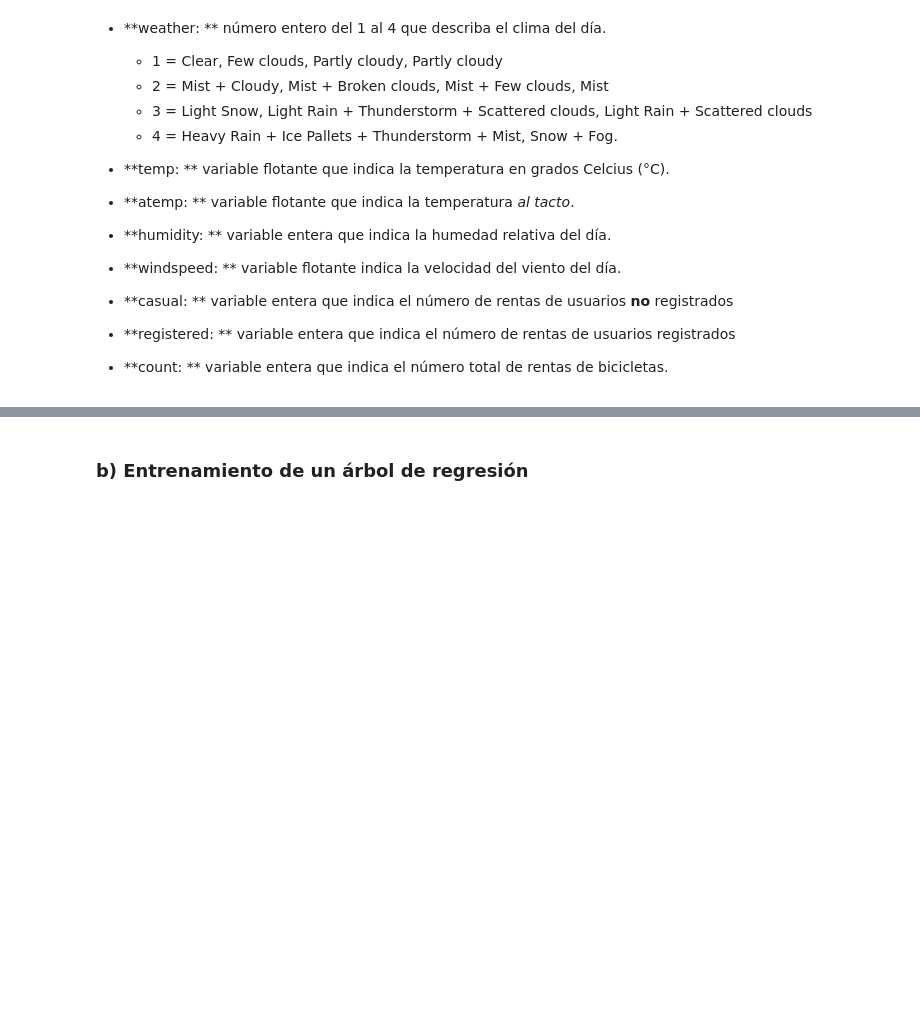
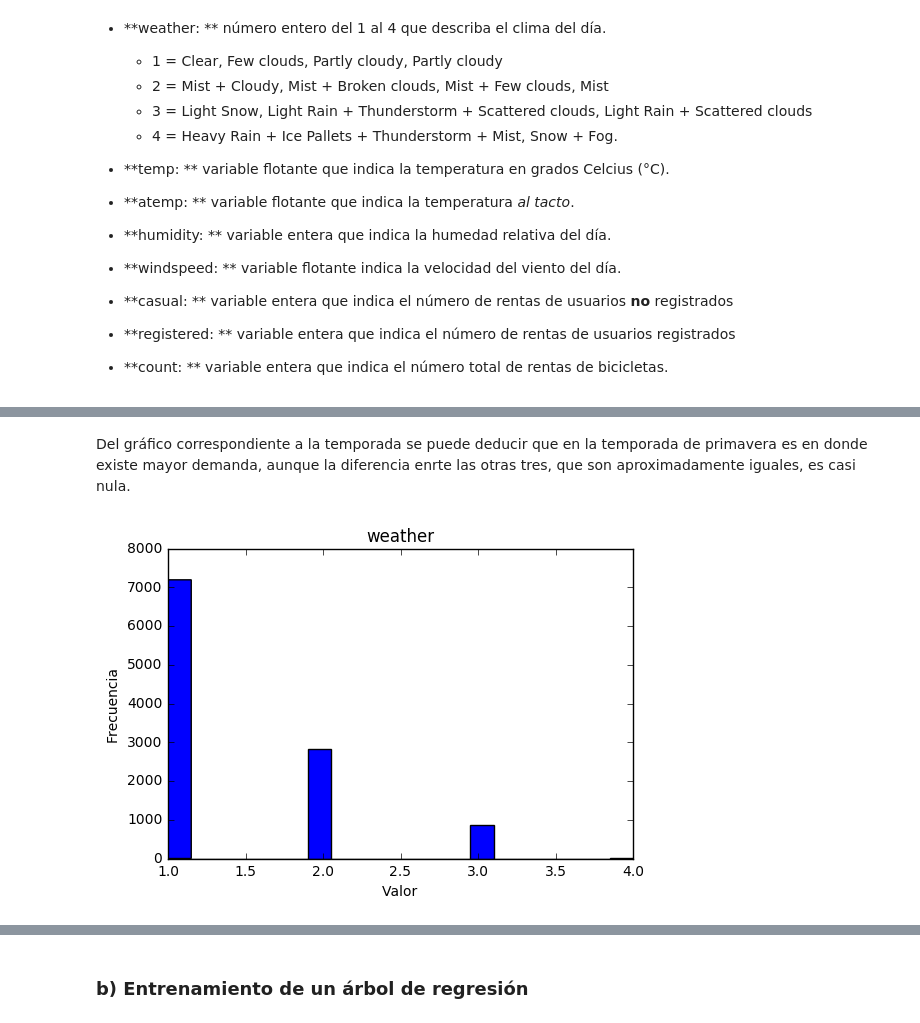
Before and after one commit to ivangolo/ML, a Jupyter notebook: Parte 2/Bike_Sharing.ipynb, the cells around one changed output, grey strips where cells are left out. Cells and saved outputs as stored; diff of their text form; code cells hidden in the pictures; blank space fills up the shorter version.

```diff
--- a/Parte 2/Bike_Sharing.ipynb
+++ b/Parte 2/Bike_Sharing.ipynb
@@ -74,0 +74,11 @@ plt.show()
+# %% [markdown]
+Del gráfico correspondiente a la temporada se puede deducir que en la temporada de primavera es en donde existe mayor demanda, aunque la diferencia enrte las otras tres, que son aproximadamente iguales, es casi nula.
+# %%
+variable = 'weather'
+plt.hist(df[variable], bins = 20)
+plt.title(variable)
+plt.xlabel("Valor")
+plt.ylabel("Frecuencia")
+plt.show()
+# %% [output]
+[figure, added]
```
Also changed, not shown: parts of 5 cells of this notebook.
